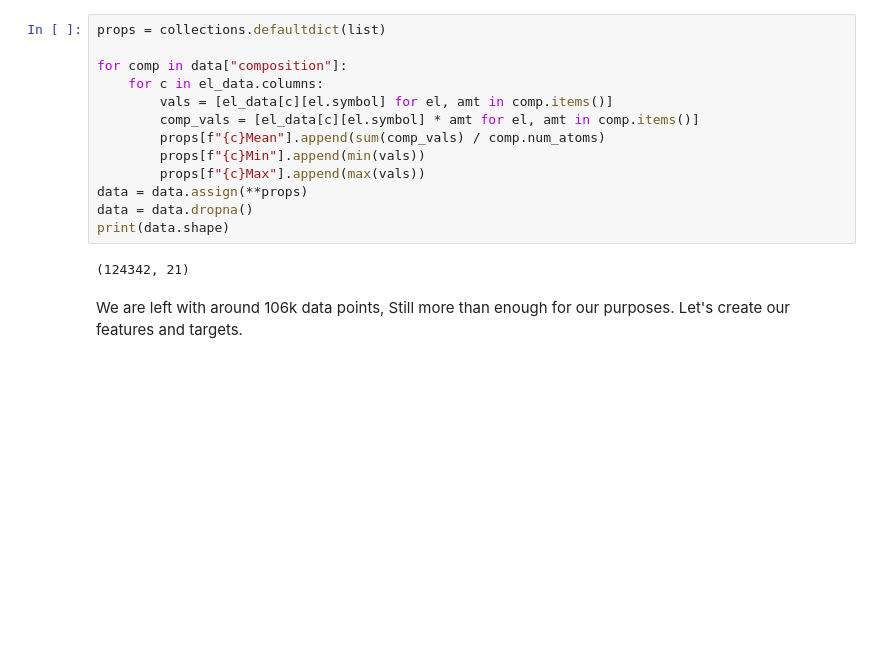
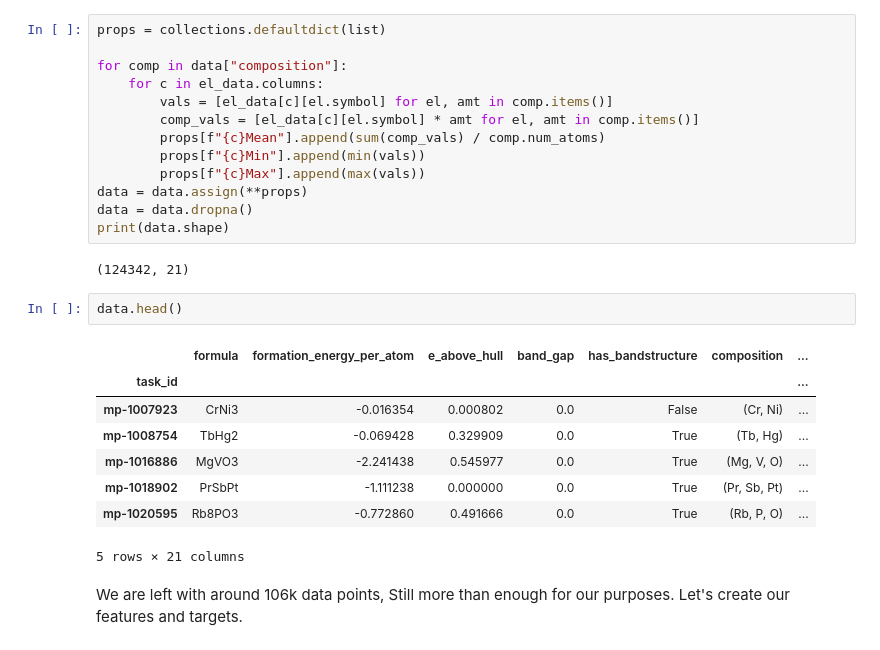
Before and after one commit to materialsvirtuallab/nano281, a Jupyter notebook: lectures/notebooks/Lecture 08 - Trees and Boosting.ipynb, the cells around one changed output. Drawn from its saved outputs; the diff is of its cells as text; blank space fills up the shorter version.

```diff
--- a/lectures/notebooks/Lecture 08 - Trees and Boosting.ipynb
+++ b/lectures/notebooks/Lecture 08 - Trees and Boosting.ipynb
@@ -75,6 +75,17 @@ data = data.dropna()
 print(data.shape)
 # %% [output]
 (124342, 21)
+# %%
+data.head()
+# %% [output]
+|  | formula | formation_energy_per_atom | e_above_hull | band_gap | has_bandstructure | composition | ... |
+| task_id |  |  |  |  |  |  | ... |
+| mp-1007923 | CrNi3 | -0.016354 | 0.000802 | 0.0 | False | (Cr, Ni) | ... |
+| mp-1008754 | TbHg2 | -0.069428 | 0.329909 | 0.0 | True | (Tb, Hg) | ... |
+| mp-1016886 | MgVO3 | -2.241438 | 0.545977 | 0.0 | True | (Mg, V, O) | ... |
+| mp-1018902 | PrSbPt | -1.111238 | 0.000000 | 0.0 | True | (Pr, Sb, Pt) | ... |
+| mp-1020595 | Rb8PO3 | -0.772860 | 0.491666 | 0.0 | True | (Rb, P, O) | ... |
+5 rows × 21 columns
 # %% [markdown]
 We are left with around 106k data points, Still more than enough for our purposes. Let's create our features and targets.
 # %%
```
Also changed, not shown: parts of 10 cells of this notebook, 2 other files.
